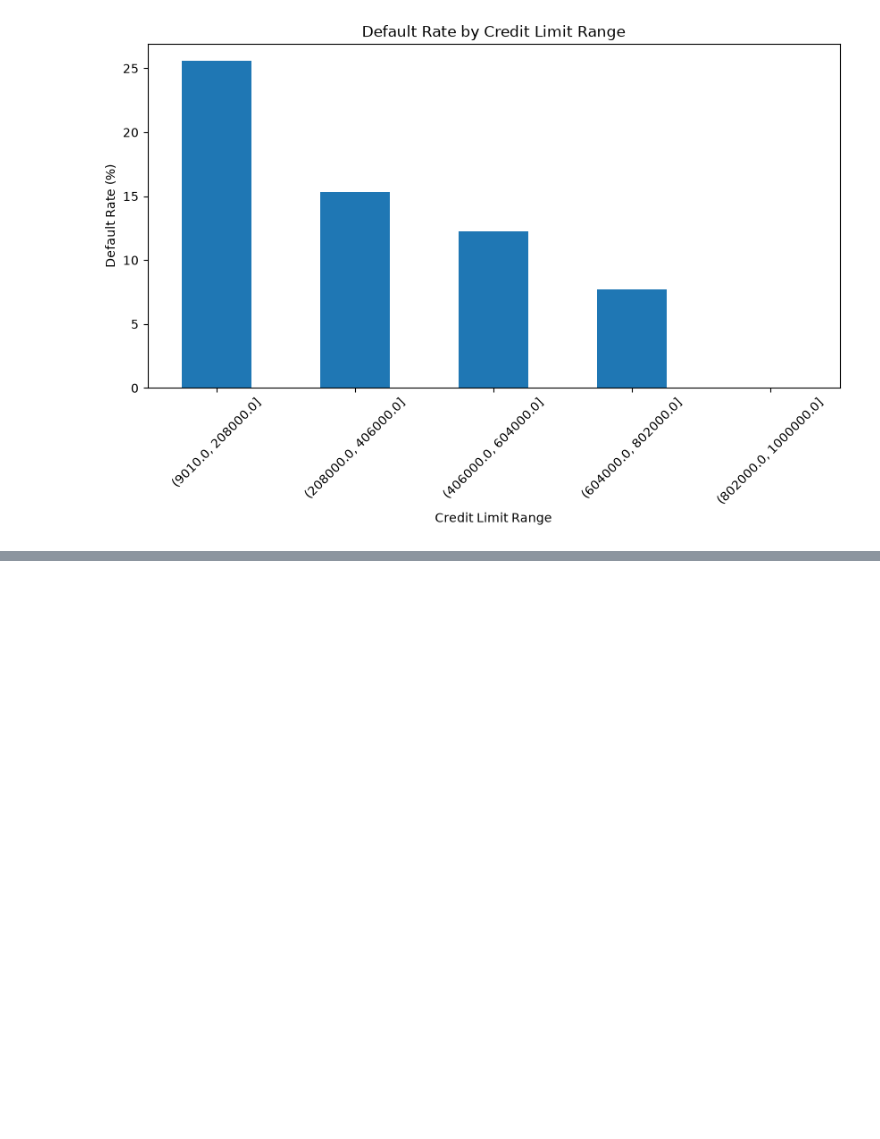
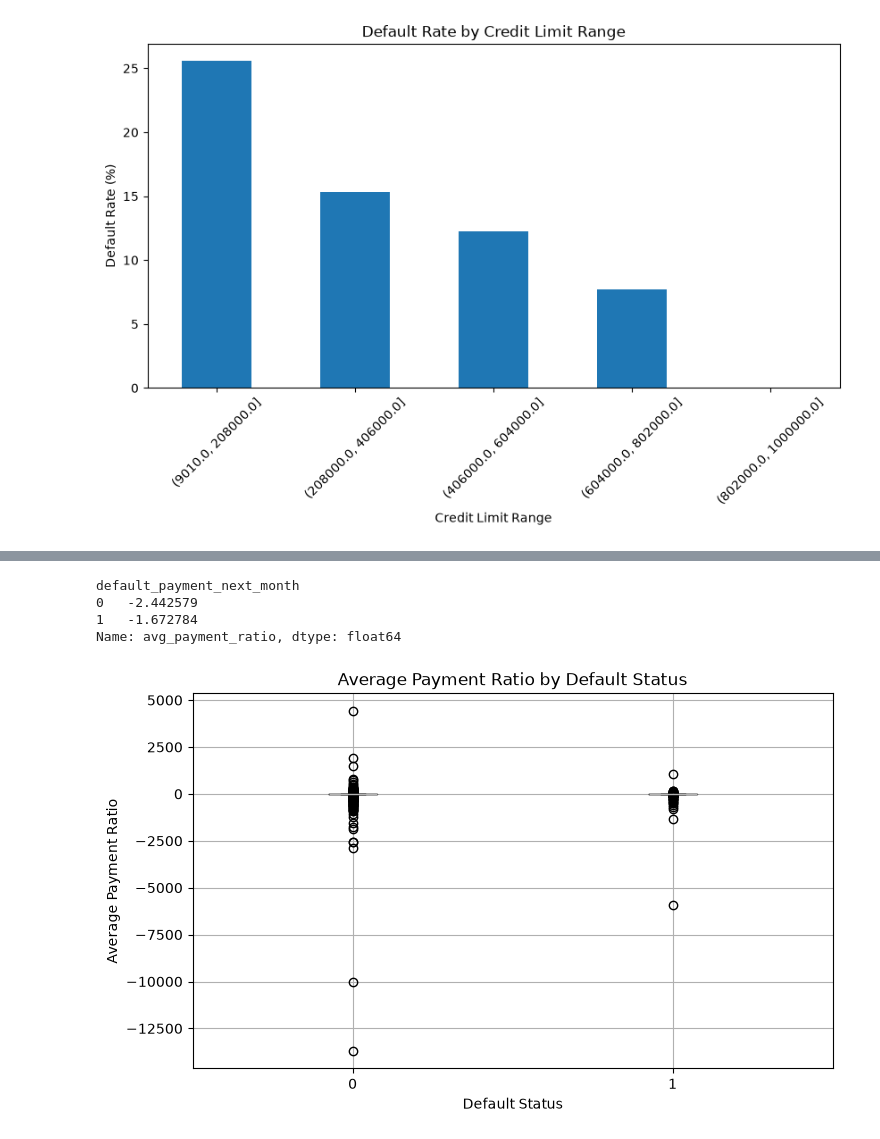
Before and after one commit to AAteddy/Credit-Guard, a Jupyter notebook: notebooks/eda.ipynb, the cells around one changed output, grey strips where cells are left out. Cells and saved outputs as stored; diff of their text form; code cells hidden in the pictures; blank space fills up the shorter version.

```diff
--- a/notebooks/eda.ipynb
+++ b/notebooks/eda.ipynb
@@ -773,0 +1018,4 @@ plt.show()
+# %%
+df["min_payment"] = df[payment_columns].min(axis=1)
+
+df["min_payment"]
@@ -773,0 +1037,4 @@ plt.show()
+# %%
+df["std_payment"] = df[payment_columns].std(axis=1)
+
+df["std_payment"]
@@ -773,0 +1058,16 @@ plt.show()
+# %%
+df["payment_ratio_1"] = (
+    df["pay_amt1"] /
+    df["bill_amt1"].replace(0, np.nan)
+)
+
+for i in range(1, 7):
+    bill_col = f"bill_amt{i}"
+    pay_col = f"pay_amt{i}"
+
+    df[f"payment_ratio_{i}"] = (
+        df[pay_col] /
+        df[bill_col].replace(0, np.nan)
+    )
+
+# The replace(0, np.nan) prevents division by zero.
@@ -773,0 +1076,7 @@ plt.show()
+# %%
+ratio_columns = [
+    f"payment_ratio_{i}"
+    for i in range(1, 7)
+]
+
+df["avg_payment_ratio"] = df[ratio_columns].mean(axis=1)
@@ -773,0 +1090,25 @@ plt.show()
+# %%
+df.groupby(
+    "default_payment_next_month"
+)["avg_payment_ratio"].mean()
+# %% [output]
+default_payment_next_month
+0   -2.442579
+1   -1.672784
+Name: avg_payment_ratio, dtype: float64
+# %%
+# visualize
+
+df.boxplot(
+    column="avg_payment_ratio",
+    by="default_payment_next_month",
+    figsize=(8, 5)
+)
+
+plt.title("Average Payment Ratio by Default Status")
+plt.suptitle("")
+plt.xlabel("Default Status")
+plt.ylabel("Average Payment Ratio")
+plt.show()
+# %% [output]
+[figure, added]
```
Also changed, not shown: parts of 38 cells of this notebook.
